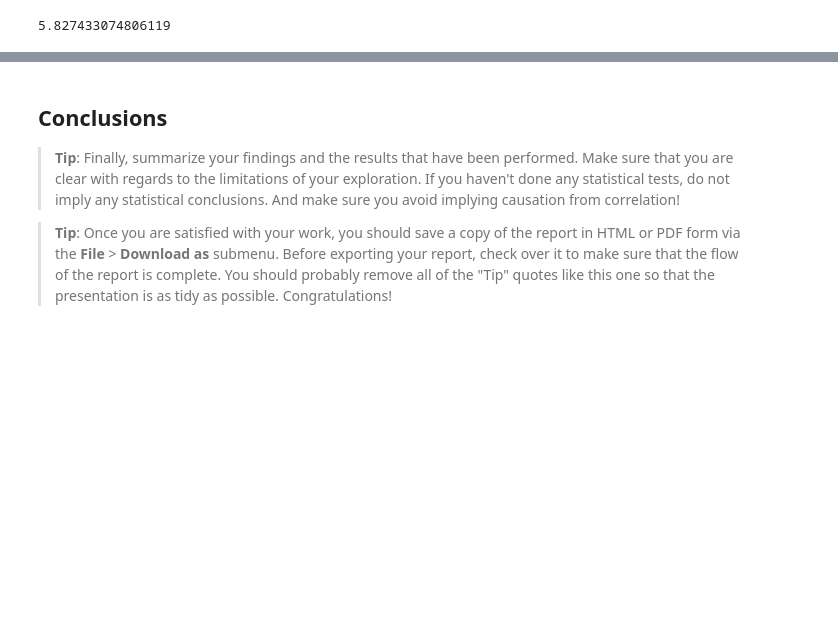
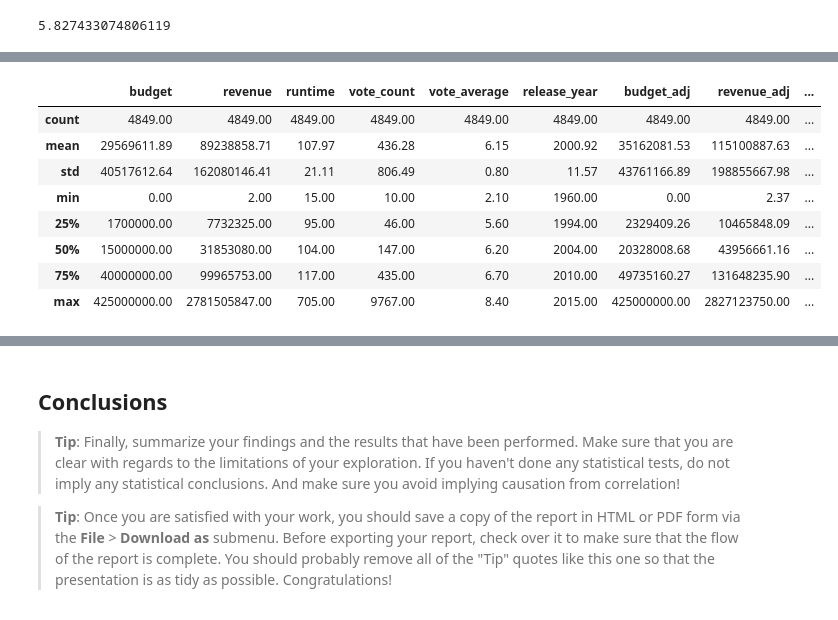
Before and after one commit to PhilipKarns/tmdb_movies, a Jupyter notebook: investigate-tmdb-movie-dataset.ipynb, the cells around one changed output, grey strips where cells are left out. Cells and saved outputs as stored; diff of their text form; code cells hidden in the pictures; blank space fills up the shorter version.

```diff
--- a/investigate-tmdb-movie-dataset.ipynb
+++ b/investigate-tmdb-movie-dataset.ipynb
@@ -402,0 +442,14 @@ runtime_lesser.vote_average.mean()
+# %%
+#there are movies without revenue so we'll delete those. also, we'll use adjusted revenue so everything is even
+with_revenue = df_movies.query('revenue_adj > 0')
+with_revenue.describe()
+# %% [output]
+|  | budget | revenue | runtime | vote_count | vote_average | release_year | budget_adj | revenue_adj | ... |
+| count | 4849.00 | 4849.00 | 4849.00 | 4849.00 | 4849.00 | 4849.00 | 4849.00 | 4849.00 | ... |
+| mean | 29569611.89 | 89238858.71 | 107.97 | 436.28 | 6.15 | 2000.92 | 35162081.53 | 115100887.63 | ... |
+| std | 40517612.64 | 162080146.41 | 21.11 | 806.49 | 0.80 | 11.57 | 43761166.89 | 198855667.98 | ... |
+| min | 0.00 | 2.00 | 15.00 | 10.00 | 2.10 | 1960.00 | 0.00 | 2.37 | ... |
+| 25% | 1700000.00 | 7732325.00 | 95.00 | 46.00 | 5.60 | 1994.00 | 2329409.26 | 10465848.09 | ... |
+| 50% | 15000000.00 | 31853080.00 | 104.00 | 147.00 | 6.20 | 2004.00 | 20328008.68 | 43956661.16 | ... |
+| 75% | 40000000.00 | 99965753.00 | 117.00 | 435.00 | 6.70 | 2010.00 | 49735160.27 | 131648235.90 | ... |
+| max | 425000000.00 | 2781505847.00 | 705.00 | 9767.00 | 8.40 | 2015.00 | 425000000.00 | 2827123750.00 | ... |
```
Also changed, not shown: parts of 9 cells of this notebook.
